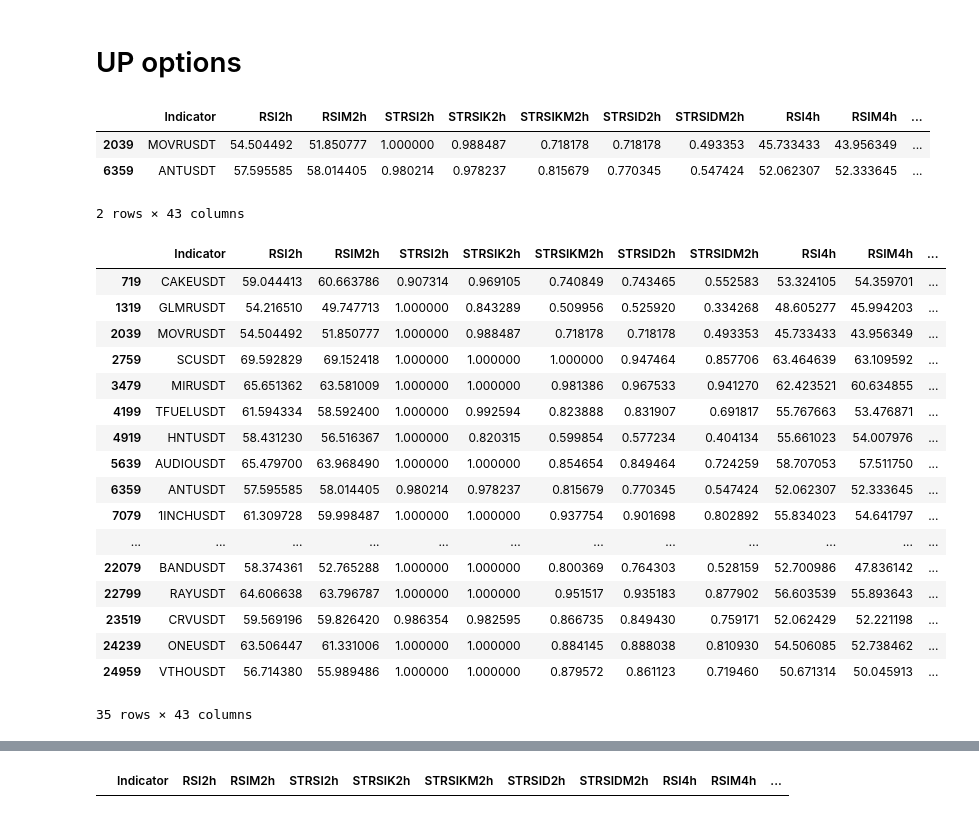
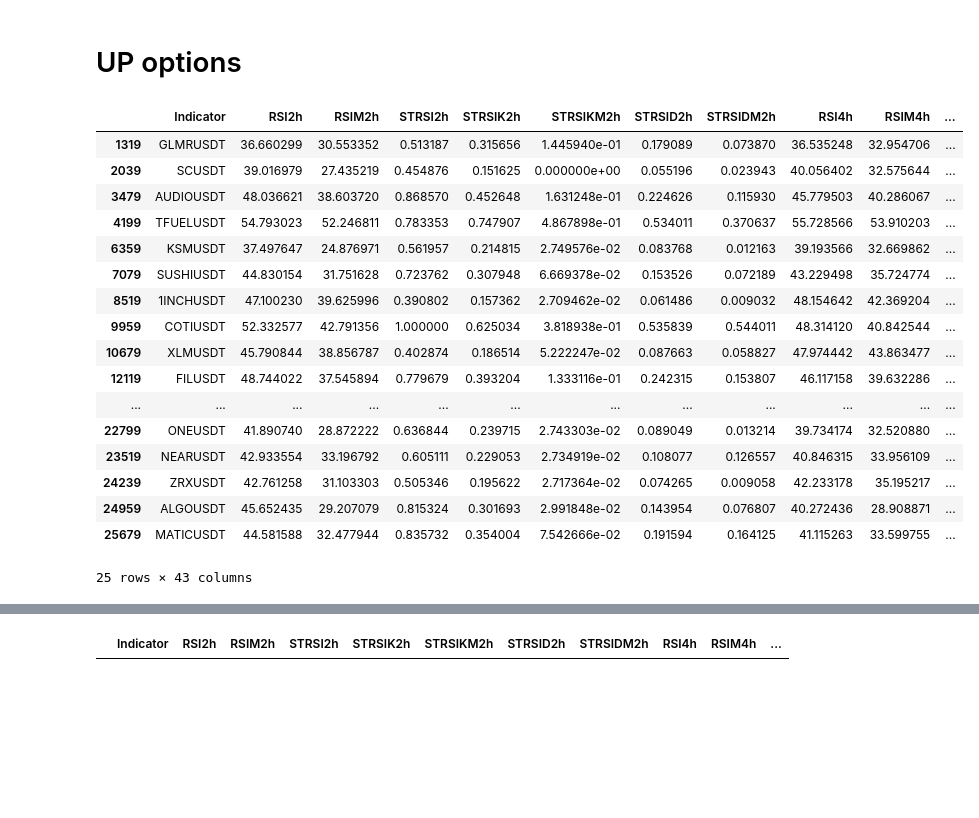
Before and after one commit to hjabbour/ML, a Jupyter notebook: HLST-FIXLIST-Direction.ipynb, the cells around one changed output, grey strips where cells are left out. Drawn from its saved outputs; the diff is of its cells as text; code cells hidden in the pictures; blank space fills up the shorter version.

```diff
--- a/HLST-FIXLIST-Direction.ipynb
+++ b/HLST-FIXLIST-Direction.ipynb
@@ -348,48 +460,43 @@ drop
 # %%
 ###FULL  up option and | till 8
 
 #drop = final.loc[((rule3dkup | rule3dRSIup) & (rule1dkup | rule1dRSIup) & (rule12kup | rule12RSIup) & (rule8kup | rule8RSIup) & (rule4kup | rule4RSIup) & (rule2kup | rule2RSIup))]
 #drop = final.loc[((rule1dkup & rule1dRSIup) & (rule12kup & rule12RSIup) & (rule8kup & rule8RSIup) & (rule4kup & rule4RSIup))]
 #drop = final.loc[((rule1dkup & rule1dRSIup) | (rule12kup & rule12RSIup) | (rule8kup & rule8RSIup) )]
 drop = final.loc[((rule3dkup | rule3dRSIup) & (rule1dkup | rule1dRSIup) & (rule12kup | rule12RSIup) & (rule8kup | rule8RSIup)) ]
 
-drop = final.loc[((rule3dkup | rule3dRSIup) & (rule1dkup | rule1dRSIup) & (rule12kup | rule12RSIup) & (rule8kup | rule8RSIup) & (rule4kup | rule4RSIup) & (final['STRSIK1d'] < 0.2) ) ]
+#drop = final.loc[((rule3dkup | rule3dRSIup) & (rule1dkup | rule1dRSIup) & (rule12kup | rule12RSIup) & (rule8kup | rule8RSIup) & (rule4kup | rule4RSIup) & (final['STRSIK1d'] < 0.2) ) ]
 
 drop
 # %% [output]
 |  | Indicator | RSI2h | RSIM2h | STRSI2h | STRSIK2h | STRSIKM2h | STRSID2h | STRSIDM2h | RSI4h | RSIM4h | ... |
-| 2039 | MOVRUSDT | 54.504492 | 51.850777 | 1.000000 | 0.988487 | 0.718178 | 0.718178 | 0.493353 | 45.733433 | 43.956349 | ... |
-| 6359 | ANTUSDT | 57.595585 | 58.014405 | 0.980214 | 0.978237 | 0.815679 | 0.770345 | 0.547424 | 52.062307 | 52.333645 | ... |
+| 1319 | GLMRUSDT | 36.660299 | 30.553352 | 0.513187 | 0.315656 | 1.445940e-01 | 0.179089 | 0.073870 | 36.535248 | 32.954706 | ... |
+| 2039 | SCUSDT | 39.016979 | 27.435219 | 0.454876 | 0.151625 | 0.000000e+00 | 0.055196 | 0.023943 | 40.056402 | 32.575644 | ... |
+| 3479 | AUDIOUSDT | 48.036621 | 38.603720 | 0.868570 | 0.452648 | 1.631248e-01 | 0.224626 | 0.115930 | 45.779503 | 40.286067 | ... |
+| 4199 | TFUELUSDT | 54.793023 | 52.246811 | 0.783353 | 0.747907 | 4.867898e-01 | 0.534011 | 0.370637 | 55.728566 | 53.910203 | ... |
+| 6359 | KSMUSDT | 37.497647 | 24.876971 | 0.561957 | 0.214815 | 2.749576e-02 | 0.083768 | 0.012163 | 39.193566 | 32.669862 | ... |
+| 7079 | SUSHIUSDT | 44.830154 | 31.751628 | 0.723762 | 0.307948 | 6.669378e-02 | 0.153526 | 0.072189 | 43.229498 | 35.724774 | ... |
+| 8519 | 1INCHUSDT | 47.100230 | 39.625996 | 0.390802 | 0.157362 | 2.709462e-02 | 0.061486 | 0.009032 | 48.154642 | 42.369204 | ... |
+| 9959 | COTIUSDT | 52.332577 | 42.791356 | 1.000000 | 0.625034 | 3.818938e-01 | 0.535839 | 0.544011 | 48.314120 | 40.842544 | ... |
+| 10679 | XLMUSDT | 45.790844 | 38.856787 | 0.402874 | 0.186514 | 5.222247e-02 | 0.087663 | 0.058827 | 47.974442 | 43.863477 | ... |
+| 12119 | FILUSDT | 48.744022 | 37.545894 | 0.779679 | 0.393204 | 1.333116e-01 | 0.242315 | 0.153807 | 46.117158 | 39.632286 | ... |
+| ... | ... | ... | ... | ... | ... | ... | ... | ... | ... | ... | ... |
+| 22799 | ONEUSDT | 41.890740 | 28.872222 | 0.636844 | 0.239715 | 2.743303e-02 | 0.089049 | 0.013214 | 39.734174 | 32.520880 | ... |
+| 23519 | NEARUSDT | 42.933554 | 33.196792 | 0.605111 | 0.229053 | 2.734919e-02 | 0.108077 | 0.126557 | 40.846315 | 33.956109 | ... |
+| 24239 | ZRXUSDT | 42.761258 | 31.103303 | 0.505346 | 0.195622 | 2.717364e-02 | 0.074265 | 0.009058 | 42.233178 | 35.195217 | ... |
+| 24959 | ALGOUSDT | 45.652435 | 29.207079 | 0.815324 | 0.301693 | 2.991848e-02 | 0.143954 | 0.076807 | 40.272436 | 28.908871 | ... |
+| 25679 | MATICUSDT | 44.581588 | 32.477944 | 0.835732 | 0.354004 | 7.542666e-02 | 0.191594 | 0.164125 | 41.115263 | 33.599755 | ... |
-2 rows × 43 columns
+25 rows × 43 columns
 # %%
 ### 3 days up option and |
 
-drop = final.loc[((rule3dkup | rule3dRSIup))]
+#drop = final.loc[((rule3dkup | rule3dRSIup))]
 #drop = final.loc[((rule3dkup | rule3dRSIup) & (final['STRSIK1d'] < 0.2) )]
 
 #drop = final.loc[((rule3dkup & rule3dRSIup) & (rule3dover))]
 #drop = final.loc[((rule3dkup & rule3dRSIup) & (rule1dkup))]
 
 
-drop
+#drop
-# %% [output]
-|  | Indicator | RSI2h | RSIM2h | STRSI2h | STRSIK2h | STRSIKM2h | STRSID2h | STRSIDM2h | RSI4h | RSIM4h | ... |
-| 719 | CAKEUSDT | 59.044413 | 60.663786 | 0.907314 | 0.969105 | 0.740849 | 0.743465 | 0.552583 | 53.324105 | 54.359701 | ... |
-| 1319 | GLMRUSDT | 54.216510 | 49.747713 | 1.000000 | 0.843289 | 0.509956 | 0.525920 | 0.334268 | 48.605277 | 45.994203 | ... |
-| 2039 | MOVRUSDT | 54.504492 | 51.850777 | 1.000000 | 0.988487 | 0.718178 | 0.718178 | 0.493353 | 45.733433 | 43.956349 | ... |
-| 2759 | SCUSDT | 69.592829 | 69.152418 | 1.000000 | 1.000000 | 1.000000 | 0.947464 | 0.857706 | 63.464639 | 63.109592 | ... |
-| 3479 | MIRUSDT | 65.651362 | 63.581009 | 1.000000 | 1.000000 | 0.981386 | 0.967533 | 0.941270 | 62.423521 | 60.634855 | ... |
-| 4199 | TFUELUSDT | 61.594334 | 58.592400 | 1.000000 | 0.992594 | 0.823888 | 0.831907 | 0.691817 | 55.767663 | 53.476871 | ... |
-| 4919 | HNTUSDT | 58.431230 | 56.516367 | 1.000000 | 0.820315 | 0.599854 | 0.577234 | 0.404134 | 55.661023 | 54.007976 | ... |
-| 5639 | AUDIOUSDT | 65.479700 | 63.968490 | 1.000000 | 1.000000 | 0.854654 | 0.849464 | 0.724259 | 58.707053 | 57.511750 | ... |
-| 6359 | ANTUSDT | 57.595585 | 58.014405 | 0.980214 | 0.978237 | 0.815679 | 0.770345 | 0.547424 | 52.062307 | 52.333645 | ... |
-| 7079 | 1INCHUSDT | 61.309728 | 59.998487 | 1.000000 | 1.000000 | 0.937754 | 0.901698 | 0.802892 | 55.834023 | 54.641797 | ... |
-| ... | ... | ... | ... | ... | ... | ... | ... | ... | ... | ... | ... |
-| 22079 | BANDUSDT | 58.374361 | 52.765288 | 1.000000 | 1.000000 | 0.800369 | 0.764303 | 0.528159 | 52.700986 | 47.836142 | ... |
-| 22799 | RAYUSDT | 64.606638 | 63.796787 | 1.000000 | 1.000000 | 0.951517 | 0.935183 | 0.877902 | 56.603539 | 55.893643 | ... |
-| 23519 | CRVUSDT | 59.569196 | 59.826420 | 0.986354 | 0.982595 | 0.866735 | 0.849430 | 0.759171 | 52.062429 | 52.221198 | ... |
-| 24239 | ONEUSDT | 63.506447 | 61.331006 | 1.000000 | 1.000000 | 0.884145 | 0.888038 | 0.810930 | 54.506085 | 52.738462 | ... |
-| 24959 | VTHOUSDT | 56.714380 | 55.989486 | 1.000000 | 1.000000 | 0.879572 | 0.861123 | 0.719460 | 50.671314 | 50.045913 | ... |
-35 rows × 43 columns
 # %%
 ## 3days under 0.2 // about to go up
```
Also changed, not shown: parts of 36 cells of this notebook, 8 other files.
